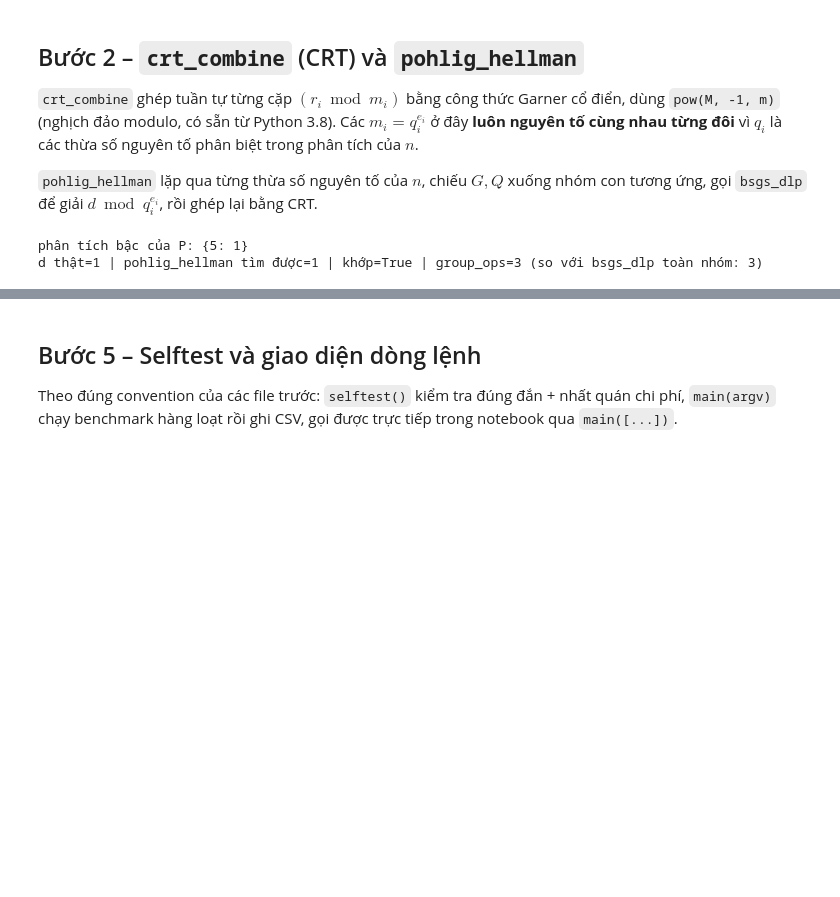
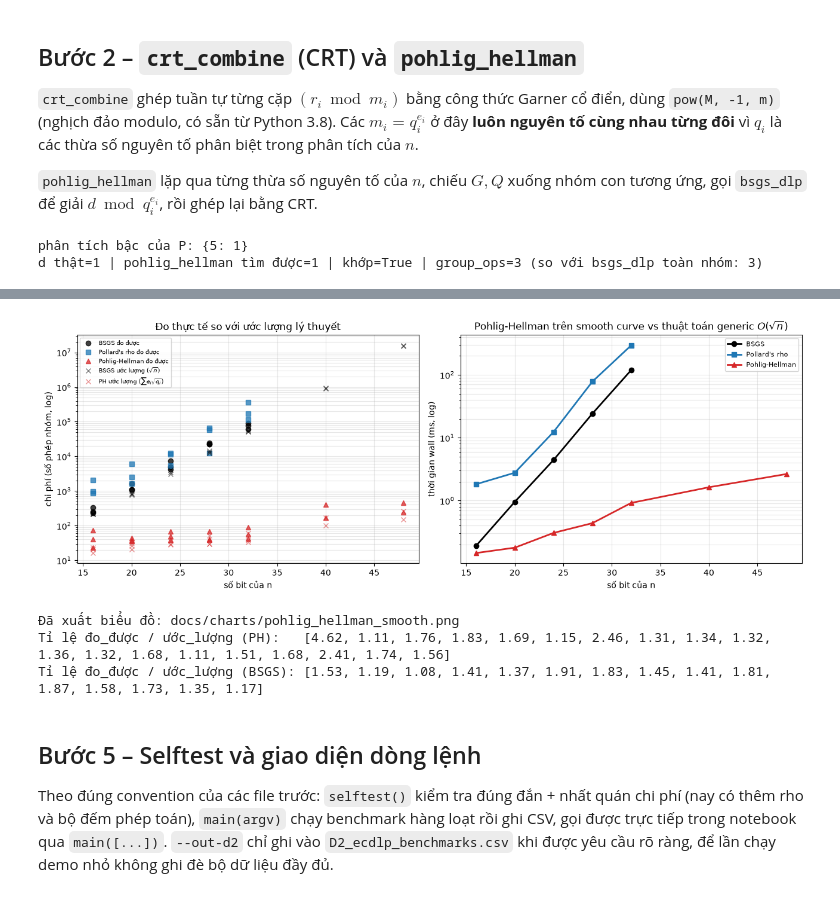
Before and after one commit to UITxWoodyNguyen/ECC-Cryptanalysis, a Jupyter notebook: curves/test_pohlig_hellman.ipynb, the cells around one changed output, grey strips where cells are left out. Cells and saved outputs as stored; diff of their text form; code cells hidden in the pictures; blank space fills up the shorter version.

```diff
--- a/curves/test_pohlig_hellman.ipynb
+++ b/curves/test_pohlig_hellman.ipynb
@@ -720,0 +971,16 @@ thêm** các dòng đo của Pohlig–Hellman / BSGS-toàn-nhóm trên curve smo
+# %%
+rows_big, _ = generate_smooth_curve_batch(bit_list=[40, 48], bound_list=[2**14, 2**16],
+                                          per_combo=1, seed=22)
+for r in rows_big:
+    r["curve_id"] = "crv-smx-" + r["curve_id"].split("-")[-1]
+results_big = [benchmark_curve(r, seed=100 + i) for i, r in enumerate(rows_big)]
+
+print(f"{'curve_id':<18}{'bits':<5}{'max_q':<9}{'ops PH':<9}{'ms PH':<9}{'RAM (KiB)':<11}"
+      f"{'~√n (BSGS/rho)':<16}{'đúng?'}")
+for res in results_big:
+    ph = res["algos"]["Pohlig_Hellman"]
+    print(f"{res['curve_id']:<18}{res['n_bits']:<5}{res['largest_prime_factor']:<9}{ph['group_ops']:<9}"
+          f"{ms(ph):<9.2f}{(ph['memory_peak_kib'] or 0):<11.1f}{isqrt(res['n']):<16,}{ph['correct']}")
+print("\nTất cả đúng:", all_correct(results_big))
+
+results_all = results + results_big
@@ -798,8 +1155,66 @@ Tỉ lệ đo_được / ước_lượng (BSGS): [1.53, 1.19, 1.08, 1.41, 1.37,
+# %%
+import matplotlib.pyplot as plt
+
+STYLES = {"BSGS": ("k", "o"), "Pollard_Rho": ("tab:blue", "s"), "Pohlig_Hellman": ("tab:red", "^")}
+
+
+def plot_benchmarks(res_list: List[dict], out_path=None, show: bool = True):
+    fig, (ax1, ax2) = plt.subplots(1, 2, figsize=(13, 4.8))
+
+    for name, (c, m) in STYLES.items():
+        pts = [(r["n_bits"], r["algos"][name]["group_ops"]) for r in res_list if name in r["algos"]]
+        if pts:
+            xs, ys = zip(*pts)
+            ax1.semilogy(xs, ys, m, color=c, alpha=.75, linestyle="none", label=f"{ALGO_LABELS[name]} đo được")
+    for key, c, label in (("estimated_bsgs_cost", "k", "BSGS ước lượng ($\\sqrt{n}$)"),
+                          ("estimated_ph_cost", "tab:red", "PH ước lượng ($\\sum e_i\\sqrt{q_i}$)")):
+        ax1.semilogy([r["n_bits"] for r in res_list], [r[key] for r in res_list], "x", color=c, alpha=.5, label=label)
+    ax1.set_xlabel("số bit của n"); ax1.set_ylabel("chi phí (số phép nhóm, log)")
+    ax1.set_title("Đo thực tế so với ước lượng lý thuyết")
+    ax1.grid(alpha=.3, which="both"); ax1.legend(fontsize=7)
+
+    for name, (c, m) in STYLES.items():
+        by_bits: Dict[int, List[float]] = {}
+        for r in res_list:
+            if name in r["algos"]:
+                by_bits.setdefault(r["n_bits"], []).append(ms(r["algos"][name]))
+        if by_bits:
+            xs = sorted(by_bits)
+            ax2.plot(xs, [statistics.median(by_bits[x]) for x in xs], marker=m, color=c,
+                     linewidth=2, label=ALGO_LABELS[name])
+    ax2.set_yscale("log")
+    ax2.set_xlabel("số bit của n"); ax2.set_ylabel("thời gian wall (ms, log)")
+    ax2.set_title("Pohlig-Hellman trên smooth curve vs thuật toán generic $O(\\sqrt{n})$")
+    ax2.grid(alpha=.3, which="both"); ax2.legend(fontsize=8)
+
+    fig.tight_layout()
+    if out_path is not None:
+        Path(out_path).parent.mkdir(parents=True, exist_ok=True)
+        fig.savefig(out_path, dpi=300, bbox_inches="tight")
+    if show:
+        plt.show()
+    return fig
+
+
+OUT_CHART = CHARTS_DIR / "pohlig_hellman_smooth.png"
+plot_benchmarks(results_all, OUT_CHART)
+print("Đã xuất biểu đồ:", OUT_CHART.relative_to(ROOT_DIR))
+
+ratio_ph = [round(r["algos"]["Pohlig_Hellman"]["group_ops"] / r["estimated_ph_cost"], 2) for r in results_all]
+ratio_bsgs = [round(r["algos"]["BSGS"]["group_ops"] / r["estimated_bsgs_cost"], 2) for r in results_all if "BSGS" in r["algos"]]
+print("Tỉ lệ đo_được / ước_lượng (PH):  ", ratio_ph)
+print("Tỉ lệ đo_được / ước_lượng (BSGS):", ratio_bsgs)
+# %% [output]
+[figure, added]
+Đã xuất biểu đồ: docs/charts/pohlig_hellman_smooth.png
+Tỉ lệ đo_được / ước_lượng (PH):   [4.62, 1.11, 1.76, 1.83, 1.69, 1.15, 2.46, 1.31, 1.34, 1.32, 1.36, 1.32, 1.68, 1.11, 1.51, 1.68, 2.41, 1.74, 1.56]
+Tỉ lệ đo_được / ước_lượng (BSGS): [1.53, 1.19, 1.08, 1.41, 1.37, 1.91, 1.83, 1.45, 1.41, 1.81, 1.87, 1.58, 1.73, 1.35, 1.17]
 # %% [markdown]
 ## Bước 5 – Selftest và giao diện dòng lệnh
 
-Theo đúng convention của các file trước: `selftest()` kiểm tra đúng đắn + nhất quán chi phí, `main(argv)` chạy
-benchmark hàng loạt rồi ghi CSV, gọi được trực tiếp trong notebook qua `main([...])`.
+Theo đúng convention của các file trước: `selftest()` kiểm tra đúng đắn + nhất quán chi phí (nay có thêm rho và bộ đếm phép
+toán), `main(argv)` chạy benchmark hàng loạt rồi ghi CSV, gọi được trực tiếp trong notebook qua `main([...])`.
+`--out-d2` chỉ ghi vào `D2_ecdlp_benchmarks.csv` khi được yêu cầu rõ ràng, để lần chạy demo nhỏ không ghi đè bộ dữ liệu đầy đủ.
 # %%
 def selftest() -> bool:
     ok = True
```
Also changed, not shown: parts of 36 cells of this notebook, 2 other files.
